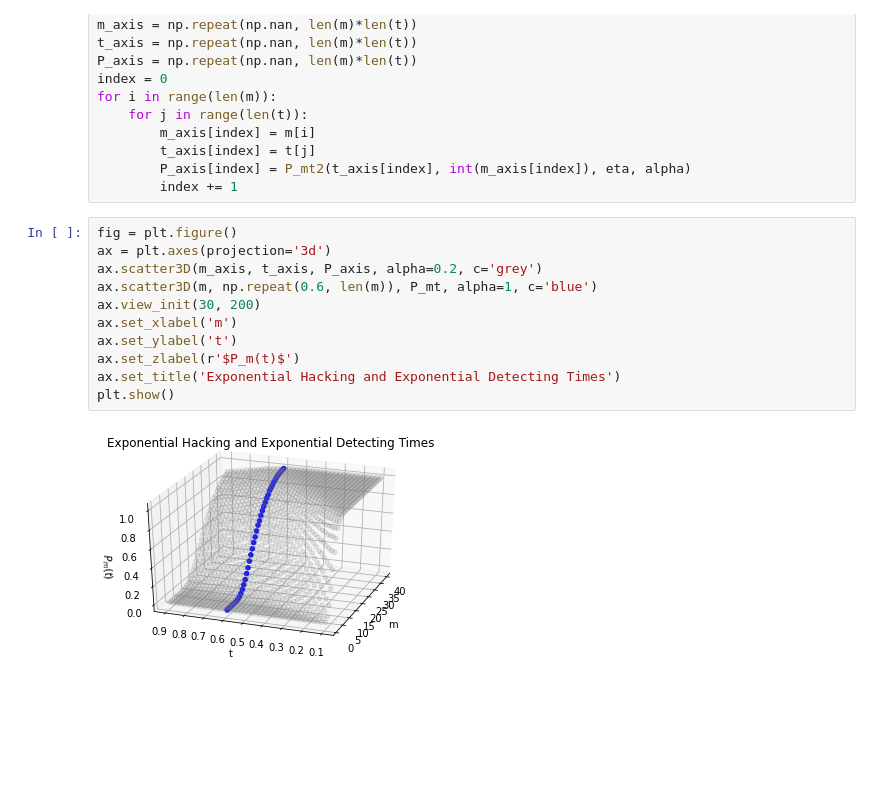
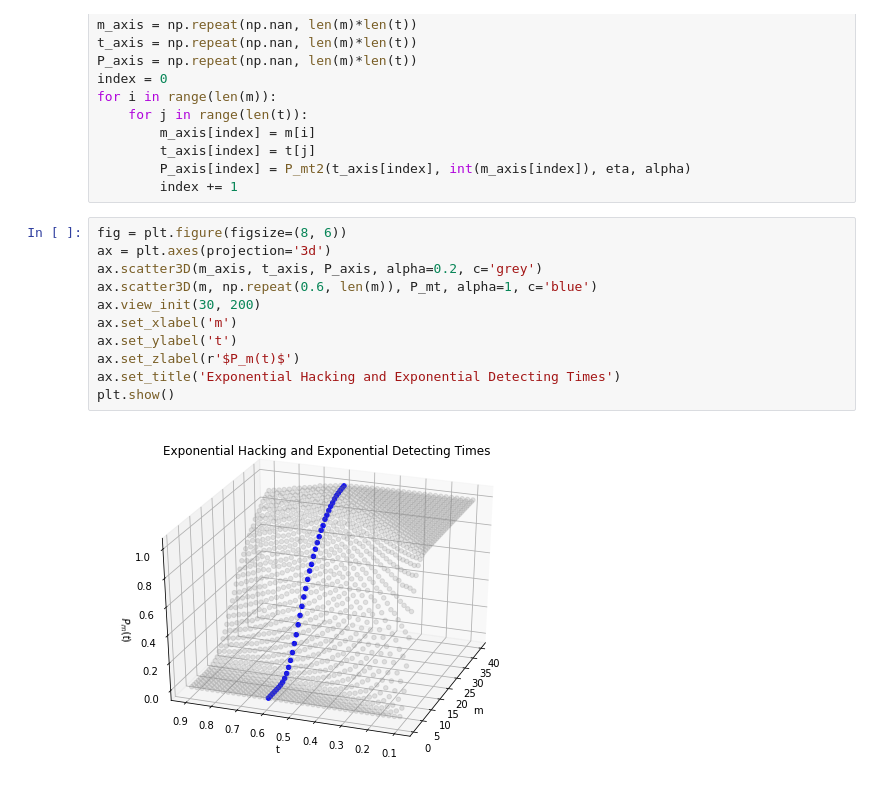
Before and after one commit to xuxiufeng/Blockchain_Simulations, a Jupyter notebook: Probability_Exp_and_Exp.ipynb, the cells around one changed output. Drawn from its saved outputs; the diff is of its cells as text; blank space fills up the shorter version.

```diff
--- a/Probability_Exp_and_Exp.ipynb
+++ b/Probability_Exp_and_Exp.ipynb
@@ -63,15 +63,15 @@ for i in range(len(m)):
         P_axis[index] = P_mt2(t_axis[index], int(m_axis[index]), eta, alpha)
         index += 1
 # %%
-fig = plt.figure()
+fig = plt.figure(figsize=(8, 6))
 ax = plt.axes(projection='3d')
 ax.scatter3D(m_axis, t_axis, P_axis, alpha=0.2, c='grey')
 ax.scatter3D(m, np.repeat(0.6, len(m)), P_mt, alpha=1, c='blue')
 ax.view_init(30, 200)
 ax.set_xlabel('m')
 ax.set_ylabel('t')
 ax.set_zlabel(r'$P_m(t)$')
 ax.set_title('Exponential Hacking and Exponential Detecting Times')
 plt.show()
 # %% [output]
-[figure, old version]
+[figure, new version]
```
